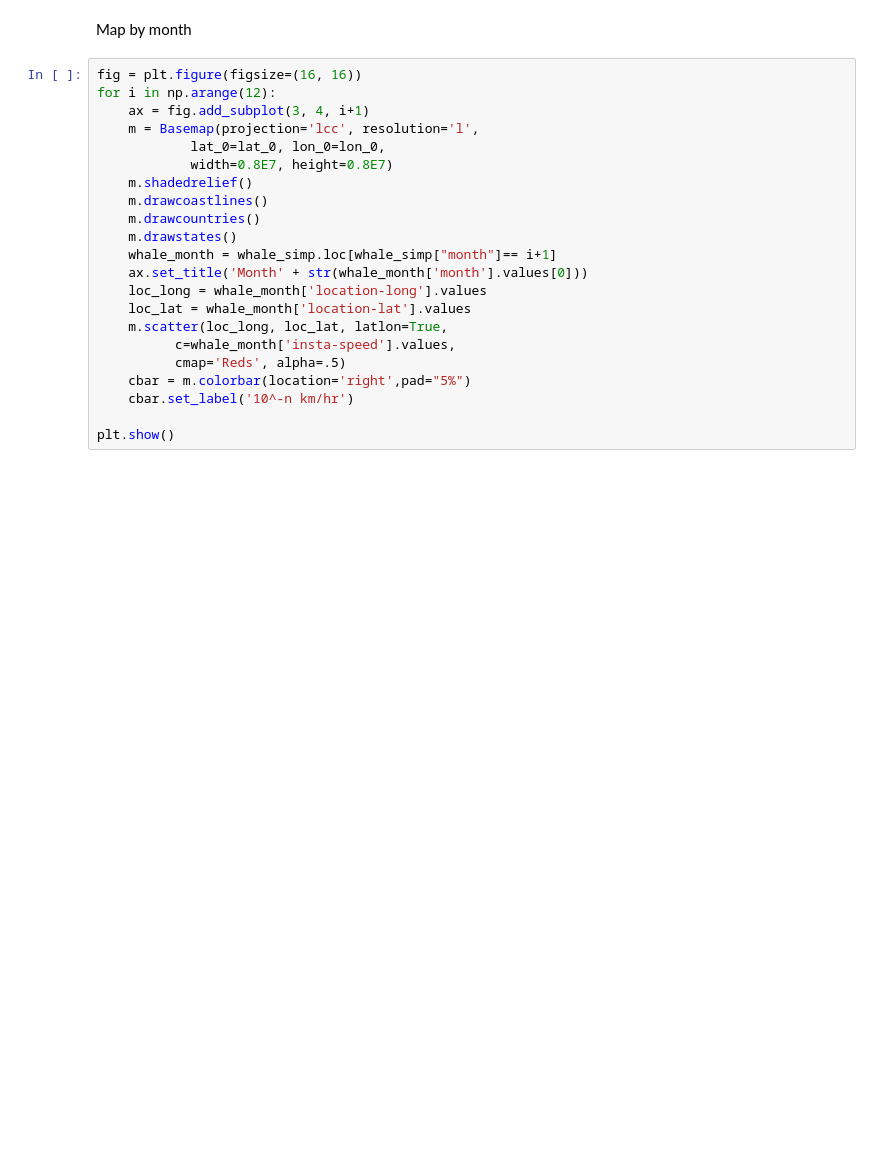
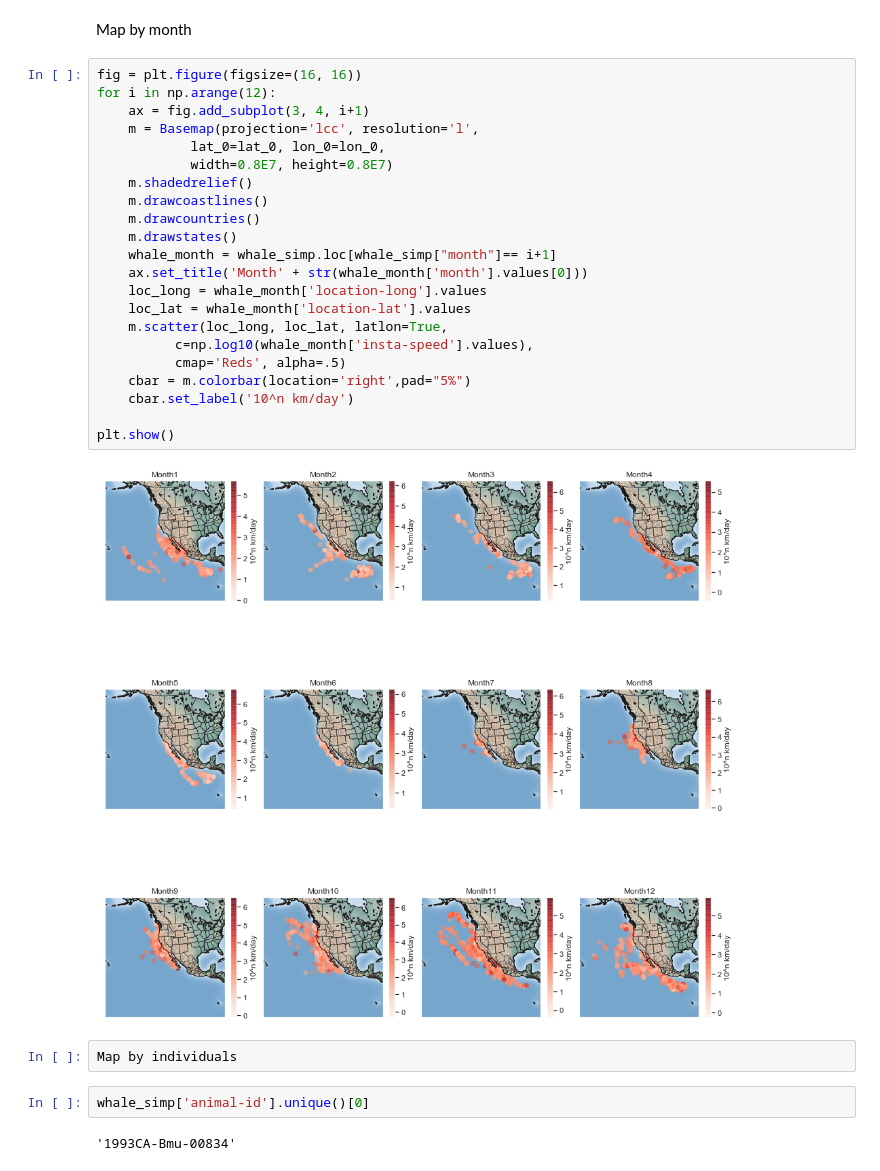
Before and after one commit to gigglypear/movebank_explore, a Jupyter notebook: code/Movebank Data Analysis Attempt.ipynb, the cells around one changed output. Saved outputs shown, nothing was run; the diff lists cells and outputs as text; blank space fills up the shorter version.

```diff
--- a/code/Movebank Data Analysis Attempt.ipynb
+++ b/code/Movebank Data Analysis Attempt.ipynb
@@ -822,22 +824,30 @@ Map by month
 # %%
 fig = plt.figure(figsize=(16, 16))
 for i in np.arange(12):
     ax = fig.add_subplot(3, 4, i+1)
     m = Basemap(projection='lcc', resolution='l',
             lat_0=lat_0, lon_0=lon_0,
             width=0.8E7, height=0.8E7)
     m.shadedrelief()
     m.drawcoastlines()
     m.drawcountries()
     m.drawstates()
     whale_month = whale_simp.loc[whale_simp["month"]== i+1]
     ax.set_title('Month' + str(whale_month['month'].values[0]))
     loc_long = whale_month['location-long'].values
     loc_lat = whale_month['location-lat'].values
     m.scatter(loc_long, loc_lat, latlon=True,
-          c=whale_month['insta-speed'].values,
+          c=np.log10(whale_month['insta-speed'].values),
           cmap='Reds', alpha=.5)
     cbar = m.colorbar(location='right',pad="5%")
-    cbar.set_label('10^-n km/hr')
+    cbar.set_label('10^n km/day')
 
 plt.show()
+# %% [output]
+[figure, added]
+# %%
+Map by individuals
+# %%
+whale_simp['animal-id'].unique()[0]
+# %% [output]
+'1993CA-Bmu-00834'
```
Also changed, not shown: parts of 2 cells of this notebook.
